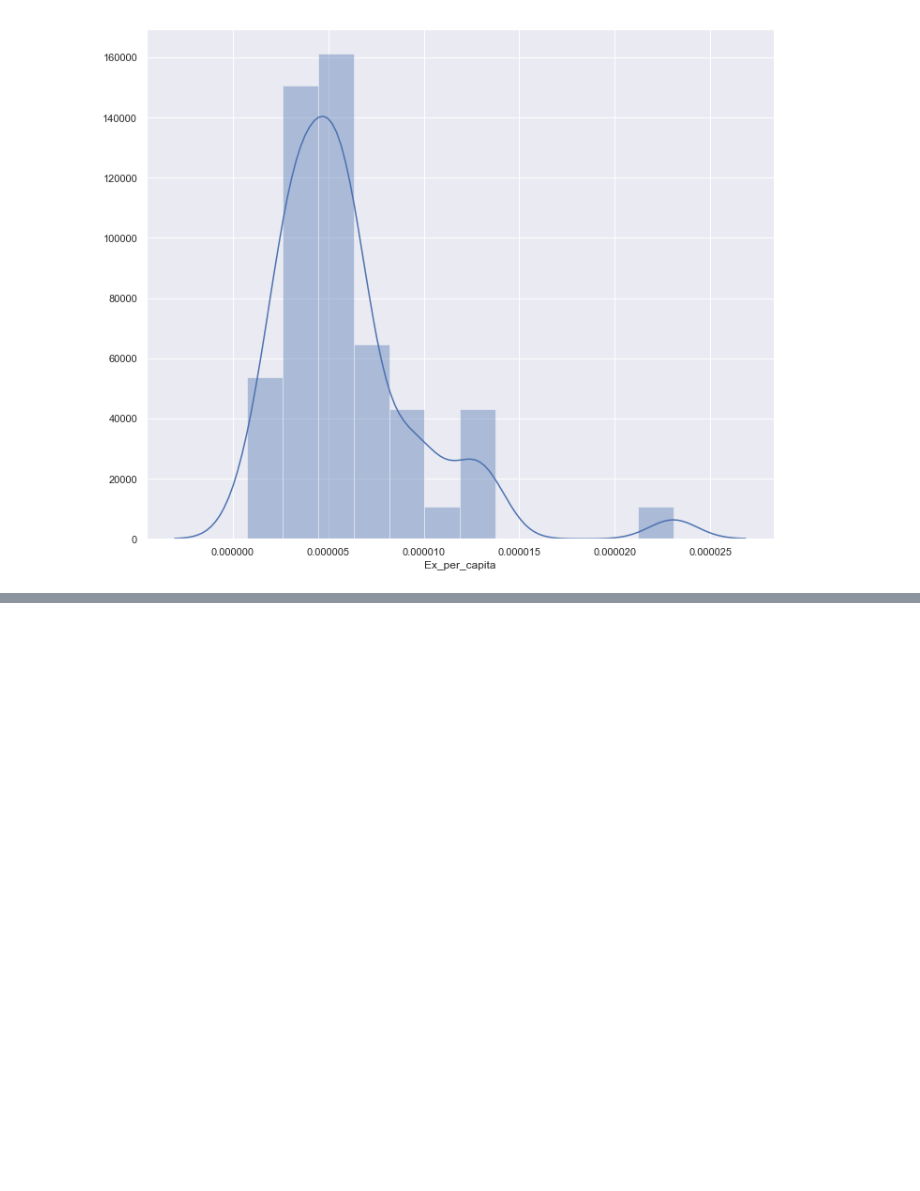
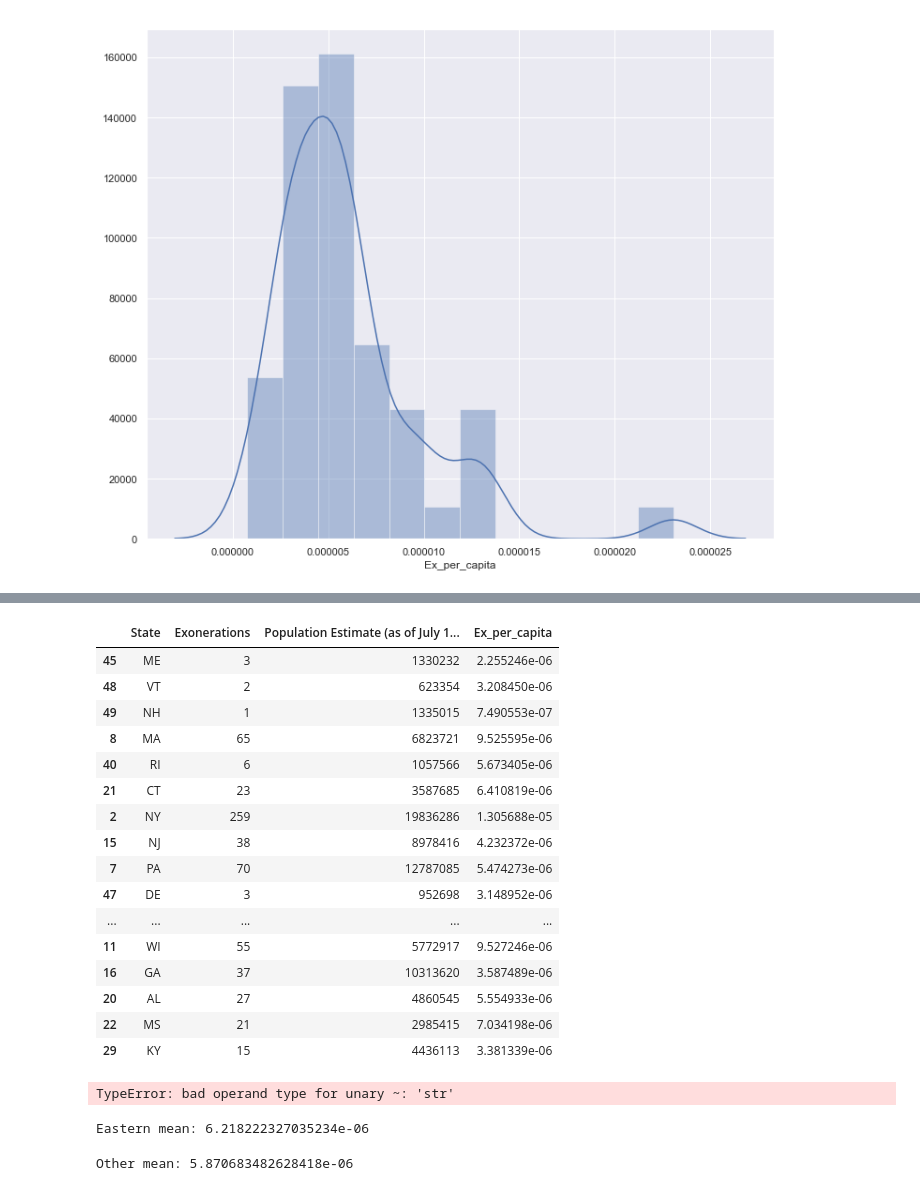
Before and after one commit to lorarjohns/US_Incarceration_Prelim, a Jupyter notebook: Hypothesis_4.ipynb, the cells around one changed output, grey strips where cells are left out. Drawn from its saved outputs; the diff is of its cells as text; code cells hidden in the pictures; blank space fills up the shorter version.

```diff
--- a/Hypothesis_4.ipynb
+++ b/Hypothesis_4.ipynb
@@ -124,6 +124,33 @@ state_abbrevs = ['AK',
  'WV',
  'WY']
 state_dict = dict(zip(states_list, state_abbrevs))
+# %%
+eastern_states = ['Maine',
+'Vermont',
+'New Hampshire',
+'Massachusetts',
+'Rhode Island',
+'Connecticut',
+'New York',
+'New Jersey',
+'Pennsylvania',
+'Delaware',
+'Maryland',
+'West Virginia',
+'Virginia',
+'North Carolina',
+'South Carolina',
+'Tennessee',
+'Ohio',
+'Indiana',
+'Michigan',
+'Illinois',
+'Wisconsin',
+'Georgia',
+'Alabama',
+'Mississippi',
+'Kentucky']
+eastern_state_abbrevs = ['ME', 'VT', 'NH', 'MA', 'RI', 'CT', 'NY', 'NJ', 'PA', 'DE', 'MD', 'WV', 'VA', 'NC', 'SC', 'TN', 'OH', 'IN', 'MI', 'IL', 'WI', 'GA', 'AL', 'MS', 'KY']
 # %%
 df2['State'] = df2['State'].map(state_dict)
 # %%
@@ -258,0 +288,7 @@ sns.distplot(merged['Ex_per_capita'], kde=True)
+# %%
+eastern_data = pd.DataFrame()
+for state in eastern_state_abbrevs:
+    stateregex = re.compile(state)
+    state_match = merged[merged['State'].str.match(stateregex) == True]
+    print(state_match)
+    eastern_data = eastern_data.append(state_match)
@@ -259 +313,26 @@ sns.distplot(merged['Ex_per_capita'], kde=True)
+# %%
+# DataFrame for 25 Eastern states
+eastern_data
+# %% [output]
+|  | State | Exonerations | Population Estimate (as of July 1... | Ex_per_capita |
+| 45 | ME | 3 | 1330232 | 2.255246e-06 |
+| 48 | VT | 2 | 623354 | 3.208450e-06 |
+| 49 | NH | 1 | 1335015 | 7.490553e-07 |
+| 8 | MA | 65 | 6823721 | 9.525595e-06 |
+| 40 | RI | 6 | 1057566 | 5.673405e-06 |
+| 21 | CT | 23 | 3587685 | 6.410819e-06 |
+| 2 | NY | 259 | 19836286 | 1.305688e-05 |
+| 15 | NJ | 38 | 8978416 | 4.232372e-06 |
+| 7 | PA | 70 | 12787085 | 5.474273e-06 |
+| 47 | DE | 3 | 952698 | 3.148952e-06 |
+| ... | ... | ... | ... | ... |
+| 11 | WI | 55 | 5772917 | 9.527246e-06 |
+| 16 | GA | 37 | 10313620 | 3.587489e-06 |
+| 20 | AL | 27 | 4860545 | 5.554933e-06 |
+| 22 | MS | 21 | 2985415 | 7.034198e-06 |
+| 29 | KY | 15 | 4436113 | 3.381339e-06 |
+# %%
+other_data = merged[~eastern_data]
+# %% [output]
+TypeError: bad operand type for unary ~: 'str'
 # %%
@@ -263,0 +341,8 @@ F, p = stats.f_oneway(NY_data, other_data)
+# %%
+print('Eastern mean: ' + str(east_data.mean()))
+# %% [output]
+Eastern mean: 6.218222327035234e-06
+# %%
+print('Other mean: ' + str(other_data.mean()))
+# %% [output]
+Other mean: 5.870683482628418e-06
```
Also changed, not shown: parts of 10 cells of this notebook, 2 other files.
